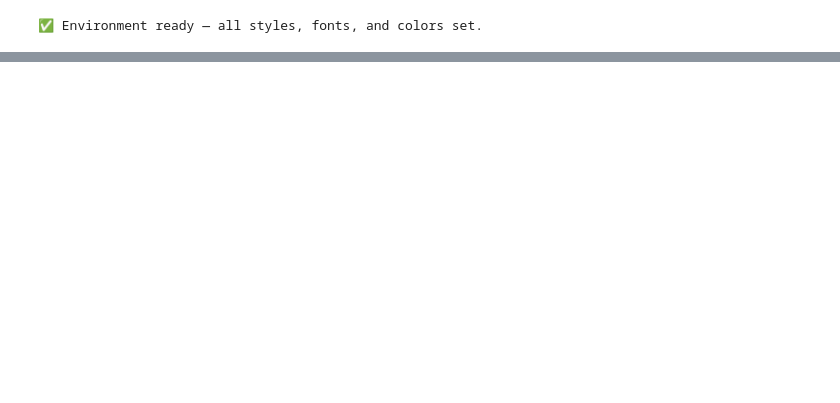
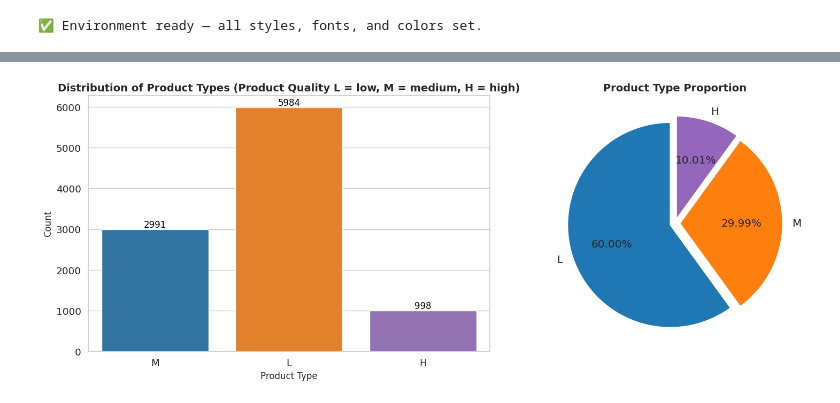
Before and after one commit to GROM1771/DPP-Stackfuel-Data-Analytics, a Jupyter notebook: notebooks/01_exploration.ipynb, the cells around one changed output, grey strips where cells are left out. Saved outputs shown, nothing was run; the diff lists cells and outputs as text; code cells hidden in the pictures; blank space fills up the shorter version.

```diff
--- a/notebooks/01_exploration.ipynb
+++ b/notebooks/01_exploration.ipynb
@@ -529,0 +330,6 @@ The palette list has fewer values (2) than needed (7) and will cycle, which may
+# %%
+# Delete Anomalies where RNF=1 but Target=0
+first_drop = df.loc[idx_RNF,target].shape[0]
+print('Number of observations where RNF=1 but Machine failure=0:',first_drop)
+# Drop corresponding observations and RNF column
+df.drop(index=idx_RNF, inplace=True)
@@ -529,0 +338,8 @@ The palette list has fewer values (2) than needed (7) and will cycle, which may
+# %%
+# Anomalies where failure=1 but no failure cause is specified
+idx_ambiguous = df.loc[(df['Target']==1) &
+                       (df['Failure Type']=='No Failure')].index
+second_drop = df.loc[idx_ambiguous].shape[0]
+print('Number of ambiguous observations:', second_drop)
+display(df.loc[idx_ambiguous,target])
+df.drop(index=idx_ambiguous, inplace=True)
@@ -529,0 +358,6 @@ The palette list has fewer values (2) than needed (7) and will cycle, which may
+# %%
+amount = df.shape[0]
+# Global percentage of removed observations
+print('Global percentage of removed observations:',
+     round(100*(first_drop+second_drop)/amount, 2))
+df.reset_index(drop=True, inplace=True)
@@ -529,0 +382,42 @@ The palette list has fewer values (2) than needed (7) and will cycle, which may
+# %%
+# ============================================================
+#  4. Exploratory Data Analysis: Check for Product Types
+# ============================================================
+
+colors = ["#1f77b4", "#ff7f0e", "#9467bd"]
+sns.set(style="whitegrid", font="DejaVu Sans", font_scale=1.2)
+
+fig, axes = plt.subplots(1, 2, figsize=(16, 6))
+
+# Countplot
+ax1 = sns.countplot(x="Type", data=df, palette=colors, ax=axes[0])
+
+
+for container in ax1.containers:
+    ax1.bar_label(container, fontsize=12, color="black")
+
+# Titles and labels
+ax1.set_title("Distribution of Product Types (Product Quality L = low, M = medium, H = high)", fontsize=14, fontweight="bold")
+ax1.set_xlabel("Product Type", fontsize=12)
+ax1.set_ylabel("Count", fontsize=12)
+
+# Pie Chart
+type_counts = df["Type"].value_counts()
+
+axes[1].pie(
+    type_counts,
+    labels=type_counts.index,
+    autopct="%1.2f%%",
+    startangle=90,
+    colors=colors,
+    explode=[0.05, 0.05, 0.05],
+    shadow=False,  # disables 3D effect
+    textprops={"fontsize": 12, "font": "DejaVu Sans"}
+)
+axes[1].set_title("Product Type Proportion", fontsize=14, fontweight="bold")
+
+
+plt.tight_layout()
+plt.show()
+# %% [output]
+[figure, added]
```
Also changed, not shown: parts of 31 cells of this notebook, 3 other files.
